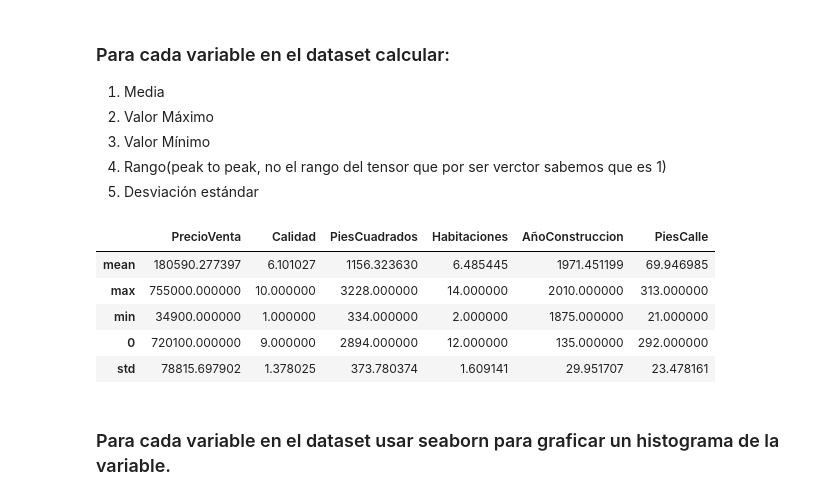
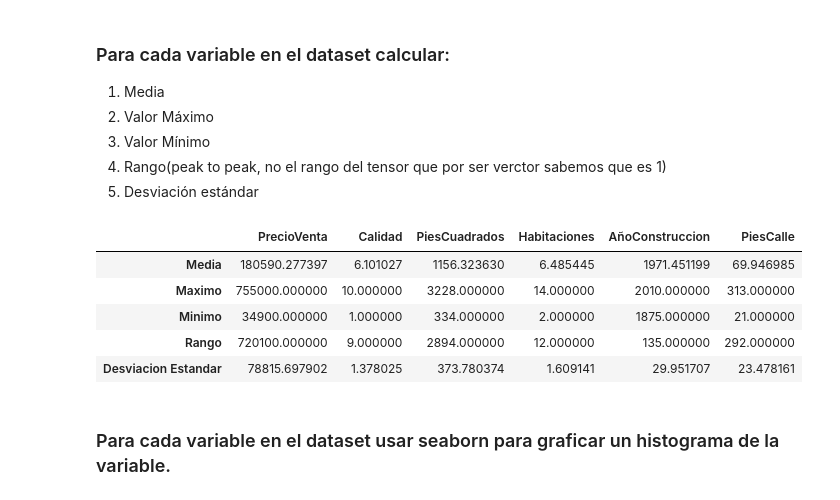
Before and after one commit to SilvyaPenaloza/Tareas-Python, a Jupyter notebook: Proyecto.ipynb, the cells around one changed output. Saved outputs shown, nothing was run; the diff lists cells and outputs as text; code cells hidden in the pictures.

```diff
--- a/Proyecto.ipynb
+++ b/Proyecto.ipynb
@@ -50,20 +50,20 @@ pandas_df
 # %%
 resumen = pandas_df.describe()
 
 max_df=pd.DataFrame([resumen.iloc[7]])
 min_df=pd.DataFrame([resumen.iloc[3]])
 rango = max_df.values - min_df.values #valor maximo - valor minimo de cada variable
 rango_df = pd.DataFrame(rango,columns=['PrecioVenta','Calidad','PiesCuadrados','Habitaciones','AñoConstruccion','PiesCalle'])
 res = (resumen.iloc[[1,7,3]].append(rango_df)).append(resumen.iloc[2])
-
+res.index = ['Media', 'Maximo', 'Minimo', 'Rango','Desviacion Estandar']
 res
 # %% [output]
 |  | PrecioVenta | Calidad | PiesCuadrados | Habitaciones | AñoConstruccion | PiesCalle |
-| mean | 180590.277397 | 6.101027 | 1156.323630 | 6.485445 | 1971.451199 | 69.946985 |
-| max | 755000.000000 | 10.000000 | 3228.000000 | 14.000000 | 2010.000000 | 313.000000 |
-| min | 34900.000000 | 1.000000 | 334.000000 | 2.000000 | 1875.000000 | 21.000000 |
-| 0 | 720100.000000 | 9.000000 | 2894.000000 | 12.000000 | 135.000000 | 292.000000 |
-| std | 78815.697902 | 1.378025 | 373.780374 | 1.609141 | 29.951707 | 23.478161 |
+| Media | 180590.277397 | 6.101027 | 1156.323630 | 6.485445 | 1971.451199 | 69.946985 |
+| Maximo | 755000.000000 | 10.000000 | 3228.000000 | 14.000000 | 2010.000000 | 313.000000 |
+| Minimo | 34900.000000 | 1.000000 | 334.000000 | 2.000000 | 1875.000000 | 21.000000 |
+| Rango | 720100.000000 | 9.000000 | 2894.000000 | 12.000000 | 135.000000 | 292.000000 |
+| Desviacion Estandar | 78815.697902 | 1.378025 | 373.780374 | 1.609141 | 29.951707 | 23.478161 |
 # %% [markdown]
 ### Para cada variable en el dataset usar seaborn para graficar  un histograma de la variable.
 # %%
```
